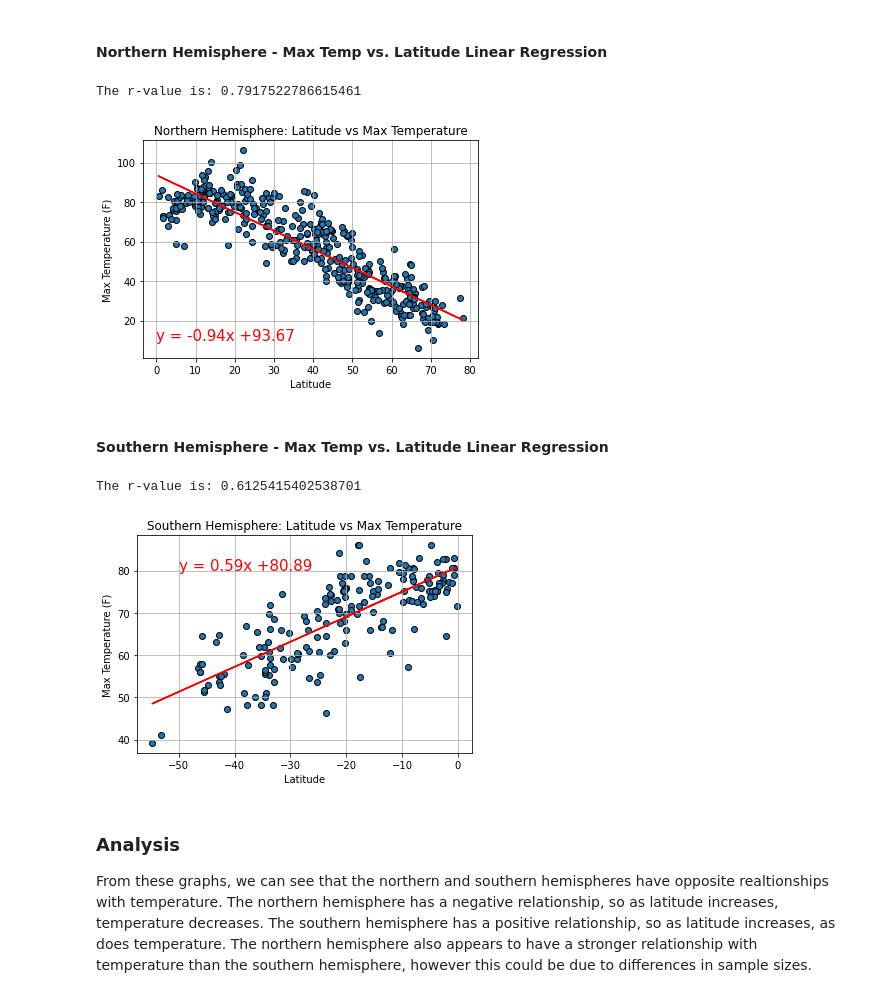
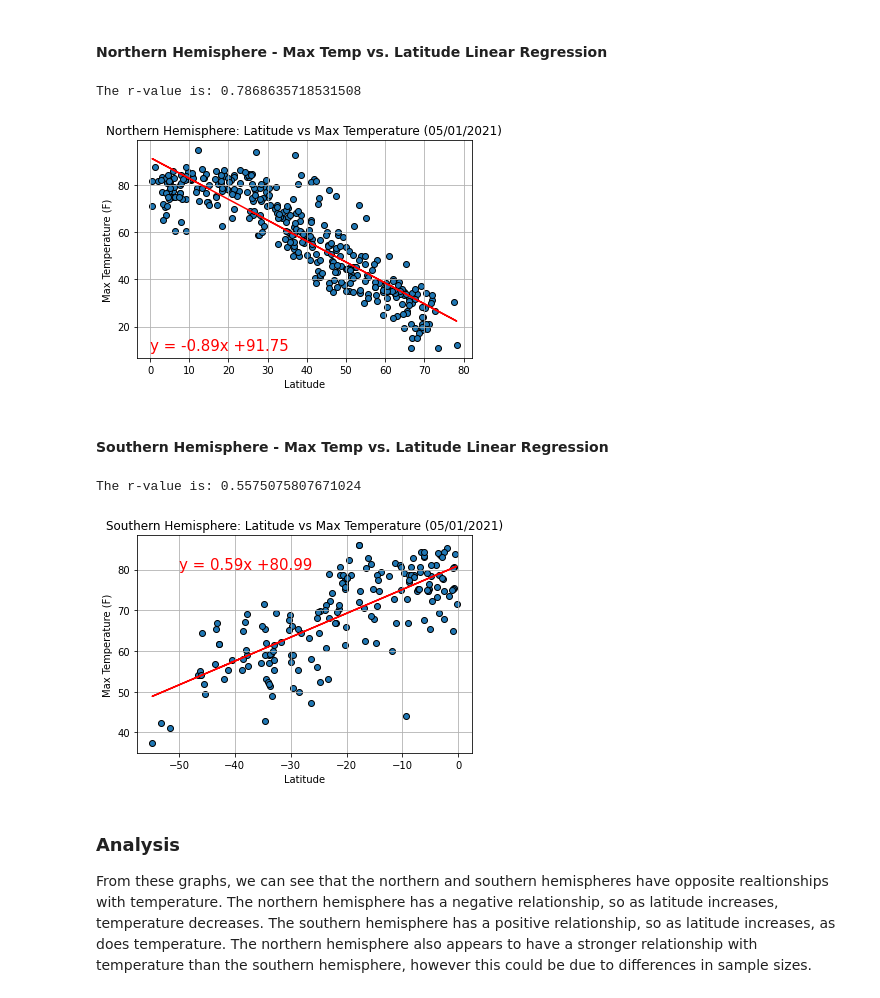
Before and after one commit to aebowden36/python-api-challenge, a Jupyter notebook: WeatherPy.ipynb, the cells around one changed output. Drawn from its saved outputs; the diff is of its cells as text; code cells hidden in the pictures.

```diff
--- a/WeatherPy.ipynb
+++ b/WeatherPy.ipynb
@@ -68,6 +68,7 @@ lat = []
 lng = []
 cities_with_data = []
 country = []
+date = []
 counter = 1
 
 for city in cities:
@@ -85,12 +86,13 @@ for city in cities:
         lng.append(response['coord']['lon'])
         cities_with_data.append(response['name'])
         country.append(response['sys']['country'])
-
+        date.append(response['dt'])
     #pass cities with incomplete dictionaries
     except KeyError:
         print("City data not found. Skipping entry.")
         print('----------------------------')
         pass
+    counter += 1
 # %% [output]
 Entry #1 | hobart
 --------------------------
@@ -121,6 +122,7 @@ weather_data_df = pd.DataFrame({'City':cities_with_data,
                                 'Humidity (%)':humidity,
                                 'Cloudiness (%)':cloudiness,
                                 'Wind Speed (mph)':wind_speed,
+                                'Date':date,
                                 'Country':country})
 weather_data_df.head()
 # %% [output]
@@ -230,31 +232,31 @@ south_hemi = weather_data_df.loc[weather_data_df['Latitude']<0]
 # %%
 #create scatterplot
 x_axis = north_hemi['Latitude']
 y_axis = north_hemi['Temperature']
 plt.scatter(x_axis, y_axis, marker='o',edgecolors='black')
 
 #make labels
-plt.title("Northern Hemisphere: Latitude vs Max Temperature")
+plt.title("Northern Hemisphere: Latitude vs Max Temperature (05/01/2021)")
 plt.ylabel("Max Temperature (F)")
 plt.xlabel("Latitude")
 plt.grid(True)
 
 plt.savefig("Images/NorthHemisphereTemp.png")
 
 #linear regression
 (slope, intercept, rvalue, pvalue, stderr) = linregress(x_axis, y_axis)
 #regression values
 regress_values = x_axis * slope + intercept
 line_eq = "y = " + str(round(slope,2)) + "x +" + str(round(intercept,2))
 plt.annotate(line_eq,(0,10),fontsize=15,color="red")
 plt.plot(x_axis,regress_values,"r-")
 #print r value
 print(f"The r-value is: {rvalue**2}")
 
 plt.show()
 # %% [output]
-The r-value is: 0.7917522786615461
+The r-value is: 0.7868635718531508
-[figure, old version]
+[figure, new version]
 # %% [markdown]
 ####  Southern Hemisphere - Max Temp vs. Latitude Linear Regression
 # %%
@@ -264,7 +266,7 @@ y_axis = south_hemi['Temperature']
 plt.scatter(x_axis, y_axis, marker='o',edgecolors='black')
 
 #make labels
-plt.title("Southern Hemisphere: Latitude vs Max Temperature")
+plt.title("Southern Hemisphere: Latitude vs Max Temperature (05/01/2021)")
 plt.ylabel("Max Temperature (F)")
 plt.xlabel("Latitude")
 plt.grid(True)
@@ -283,8 +285,8 @@ print(f"The r-value is: {rvalue**2}")
 
 plt.show()
 # %% [output]
-The r-value is: 0.6125415402538701
+The r-value is: 0.5575075807671024
-[figure, old version]
+[figure, new version]
 # %% [markdown]
 ### Analysis
 From these graphs, we can see that the northern and southern hemispheres have opposite realtionships with temperature. The northern hemisphere has a negative relationship, so as latitude increases, temperature decreases. The southern hemisphere has a positive relationship, so as latitude increases, as does temperature. The northern hemisphere also appears to have a stronger relationship with temperature than the southern hemisphere, however this could be due to differences in sample sizes.
```
Also changed, not shown: parts of 17 cells of this notebook, 17 other files.
